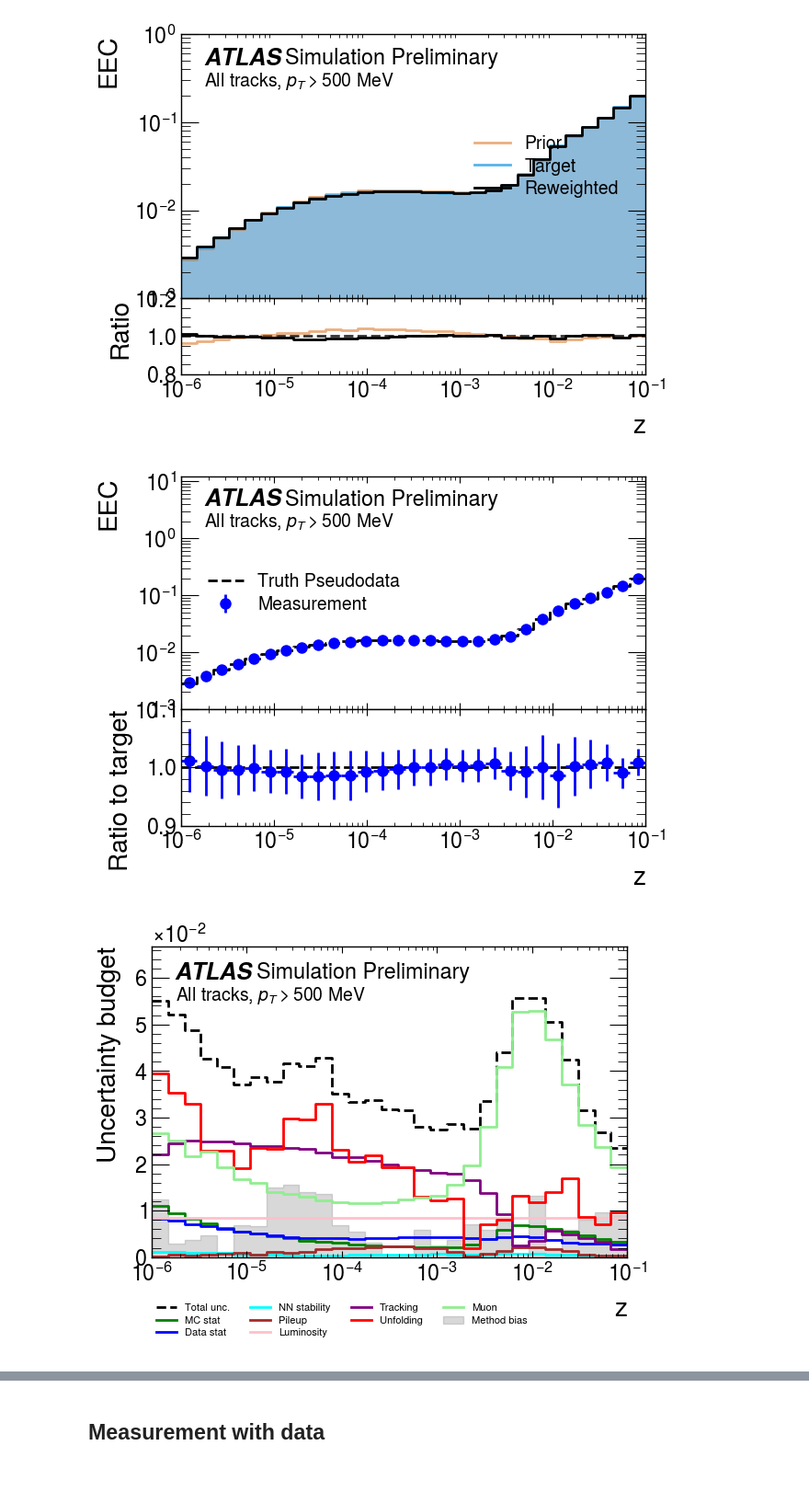
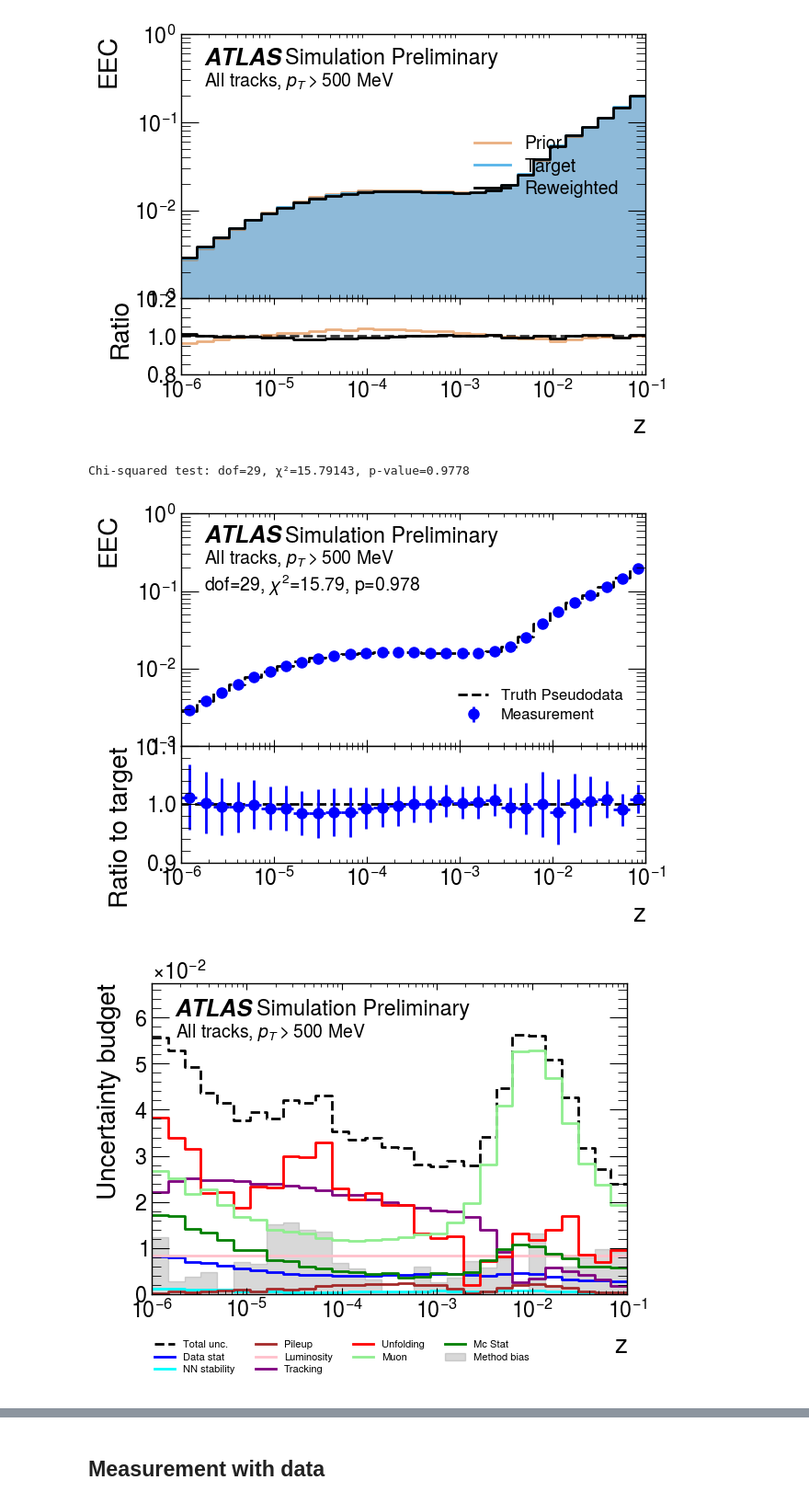
Before and after one commit to kgreif24/zjets_omnifold, a Jupyter notebook: analyze/calc_eec.ipynb, the cells around one changed output, grey strips where cells are left out. Shown at 92% size. Saved outputs shown, nothing was run; the diff lists cells and outputs as text; code cells hidden in the pictures; blank space fills up the shorter version.

Commit message:
Add correlation matrices and chi-squared to EEC notebook

```diff
--- a/analyze/calc_eec.ipynb
+++ b/analyze/calc_eec.ipynb
@@ -213,21 +213,26 @@ comp = vis.compare_to_target(
 # %%
 # Plot pseudo-measurement and uncertainty budget
 import visualize as vis
 
-xsec, budget = vis.plot_measurement_with_uncertainties(
+xsec, budget, cov = vis.plot_measurement_with_uncertainties(
     measurement_hists,
     truth_pd_hists,
     figsize=(6.4, 4.8),
     color="blue",
     linear_yscale=False,
-    data=False,
     ylabel="EEC",
     xlabel="z",
     normalize=True,
+    llab="Simulation Preliminary",
     rlab="All tracks, $p_T > 500$ MeV",
+    simple_corr_labels=True,
+    do_chi2_test=True,
+    ylim=(1e-3, 1e0),
 )
 xsec.show()
 budget.show()
+cov.show()
 # %% [output]
+Chi-squared test: dof=29, χ²=15.79143, p-value=0.9778
-[figure, old version]
+[figure, new version]
-[figure, old version]
+[figure, new version]
```
Also changed, not shown: parts of 2 cells of this notebook, 2 other files.
